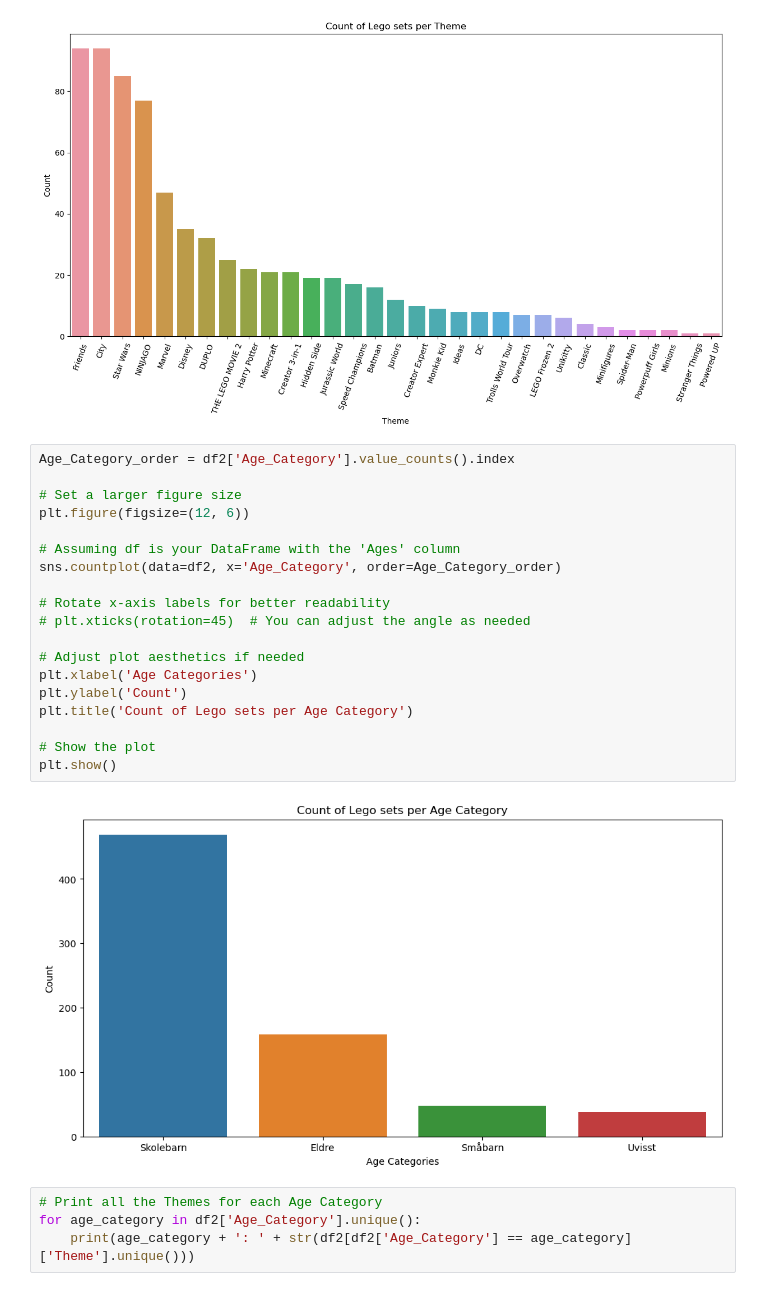
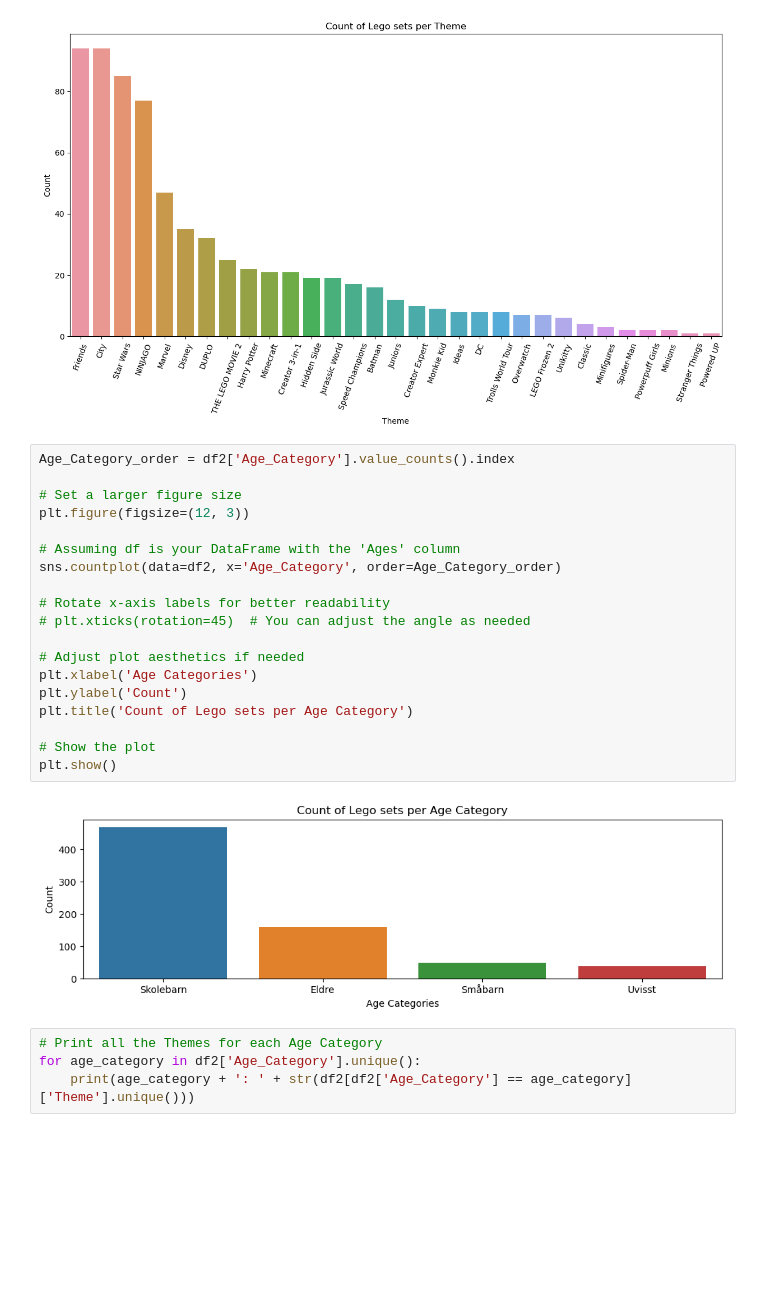
Before and after one commit to 2023H-LAD-S/ISTA1003-Semester-Prosjekt, a Jupyter notebook: oppg1.ipynb, the cells around one changed output. Drawn from its saved outputs; the diff is of its cells as text; blank space fills up the shorter version.

```diff
--- a/oppg1.ipynb
+++ b/oppg1.ipynb
@@ -169,24 +169,24 @@ plt.show()
 # %%
 Age_Category_order = df2['Age_Category'].value_counts().index
 
 # Set a larger figure size
-plt.figure(figsize=(12, 6))
+plt.figure(figsize=(12, 3))
 
 # Assuming df is your DataFrame with the 'Ages' column
 sns.countplot(data=df2, x='Age_Category', order=Age_Category_order)
 
 # Rotate x-axis labels for better readability
 # plt.xticks(rotation=45)  # You can adjust the angle as needed
 
 # Adjust plot aesthetics if needed
 plt.xlabel('Age Categories')
 plt.ylabel('Count')
 plt.title('Count of Lego sets per Age Category')
 
 # Show the plot
 plt.show()
 # %% [output]
-[figure, old version]
+[figure, new version]
 # %%
 # Print all the Themes for each Age Category
 for age_category in df2['Age_Category'].unique():
```
Also changed, not shown: parts of 9 cells of this notebook.
